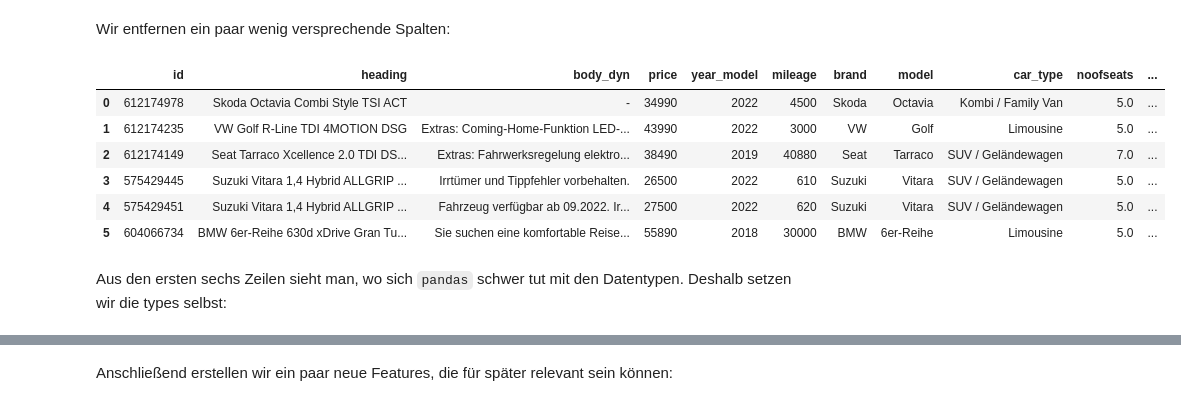
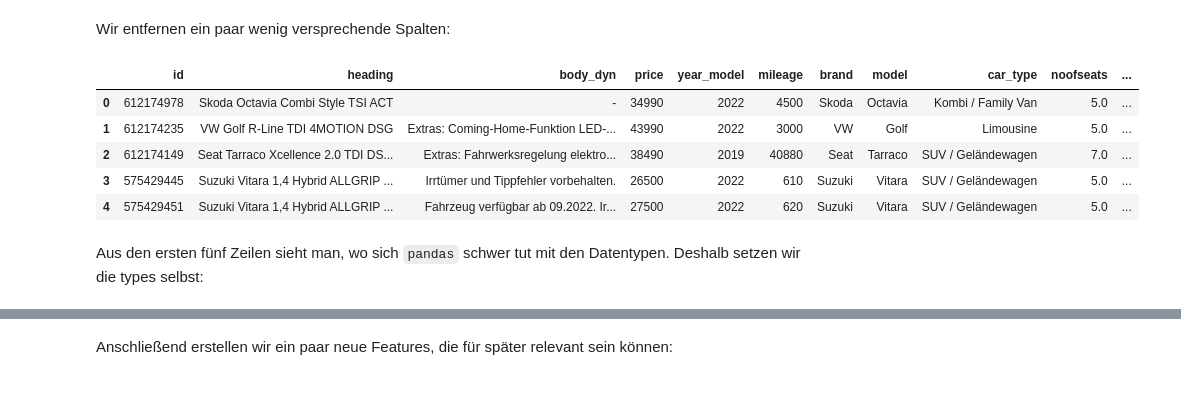
Before and after one commit to dejse/dqda-project, a Jupyter notebook: 02_data_science.ipynb, the cells around one changed output, grey strips where cells are left out. Drawn from its saved outputs; the diff is of its cells as text; code cells hidden in the pictures.

```diff
--- a/02_data_science.ipynb
+++ b/02_data_science.ipynb
@@ -7,10 +7,10 @@ import pandas as pd
 import numpy as np
 import gc
 pd.options.display.max_columns = None
-pd.options.display.max_rows = None
+pd.options.display.max_colwidth = None
+pd.options.display.max_rows = 30
 # %%
-data = pd.read_csv("./data/final.csv", sep=";")
-df = data
+df = pd.read_csv("./data/final.csv", sep=";")
 # %% [markdown]
 
 ## 1. Feature Engineering
@@ -33,17 +33,16 @@ Wir entfernen ein paar wenig versprechende Spalten:
 df = df.drop(columns=["product_id", "published_string", "condition_resolved", "country",
     "fnmmocount", "upselling_ad_searchresult", "no_of_owners", "address", "description"])
 # %%
-df.head(6)
+df.head(5)
 # %% [output]
 |  | id | heading | body_dyn | price | year_model | mileage | brand | model | car_type | noofseats | ... |
 | 0 | 612174978 | Skoda Octavia Combi Style TSI ACT | - | 34990 | 2022 | 4500 | Skoda | Octavia | Kombi / Family Van | 5.0 | ... |
 | 1 | 612174235 | VW Golf R-Line TDI 4MOTION DSG | Extras: Coming-Home-Funktion LED-... | 43990 | 2022 | 3000 | VW | Golf | Limousine | 5.0 | ... |
 | 2 | 612174149 | Seat Tarraco Xcellence 2.0 TDI DS... | Extras: Fahrwerksregelung elektro... | 38490 | 2019 | 40880 | Seat | Tarraco | SUV / Geländewagen | 7.0 | ... |
 | 3 | 575429445 | Suzuki Vitara 1,4 Hybrid ALLGRIP ... | Irrtümer und Tippfehler vorbehalten. | 26500 | 2022 | 610 | Suzuki | Vitara | SUV / Geländewagen | 5.0 | ... |
 | 4 | 575429451 | Suzuki Vitara 1,4 Hybrid ALLGRIP ... | Fahrzeug verfügbar ab 09.2022. Ir... | 27500 | 2022 | 620 | Suzuki | Vitara | SUV / Geländewagen | 5.0 | ... |
-| 5 | 604066734 | BMW 6er-Reihe 630d xDrive Gran Tu... | Sie suchen eine komfortable Reise... | 55890 | 2018 | 30000 | BMW | 6er-Reihe | Limousine | 5.0 | ... |
 # %% [markdown]
-Aus den ersten sechs Zeilen sieht man, wo sich `pandas` schwer tut mit den Datentypen. Deshalb setzen wir die types selbst:
+Aus den ersten fünf Zeilen sieht man, wo sich `pandas` schwer tut mit den Datentypen. Deshalb setzen wir die types selbst:
 # %%
 df = df.astype({
   "id": str,
```
Also changed, not shown: parts of 8 cells of this notebook.
